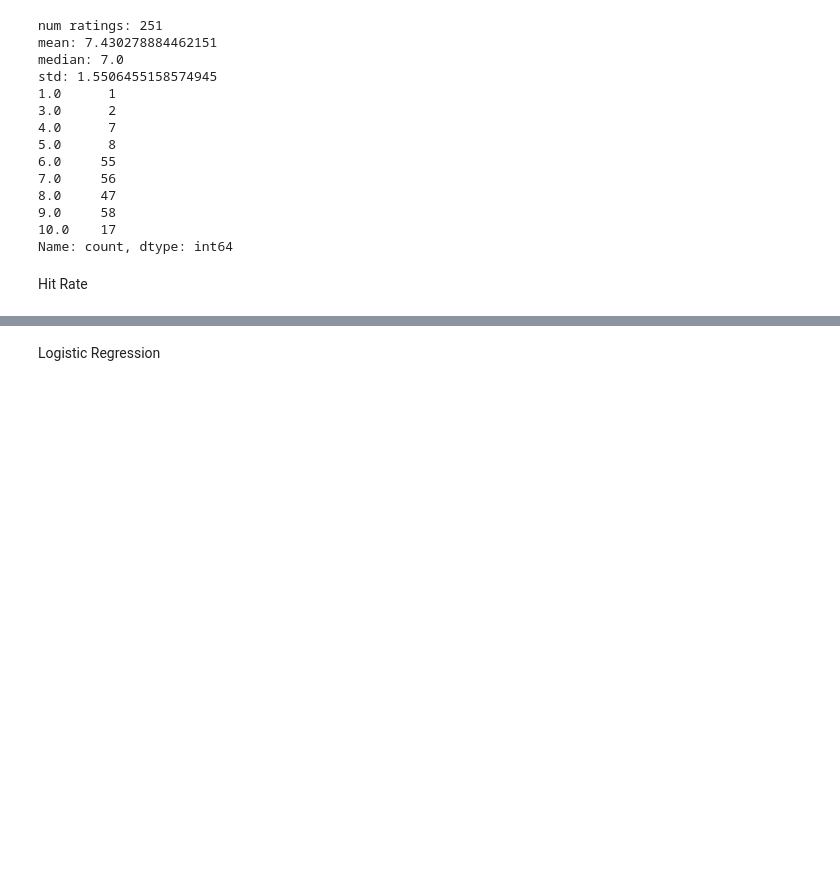
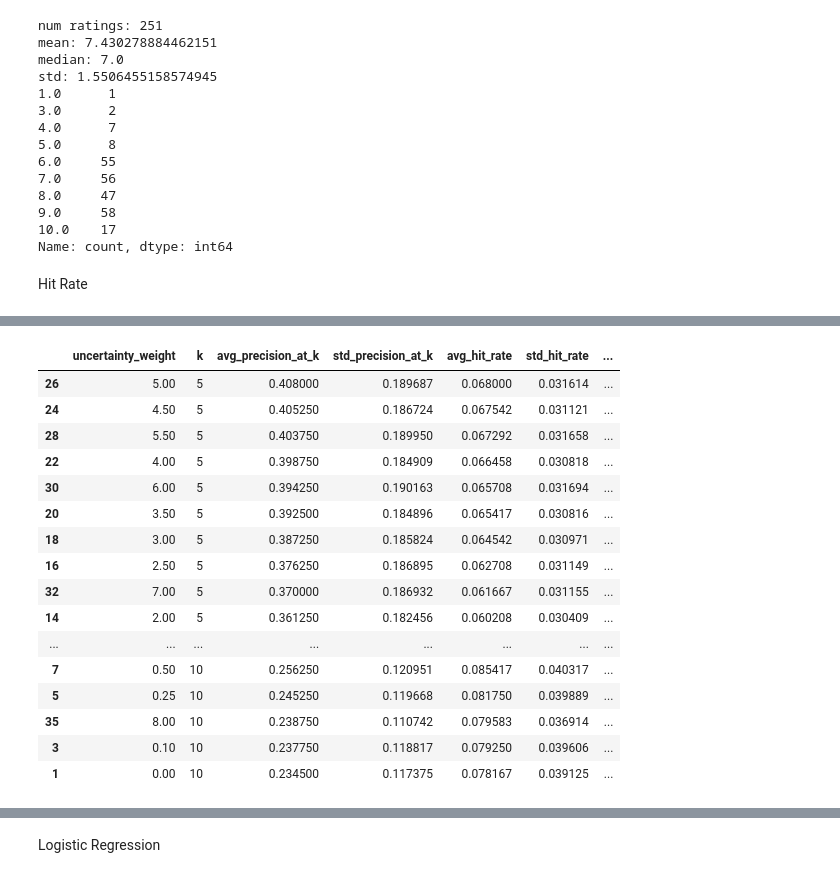
Before and after one commit to sidmetikala-dev/anirec_v2, a Jupyter notebook: experimentation.ipynb, the cells around one changed output, grey strips where cells are left out. Cells and saved outputs as stored; diff of their text form; code cells hidden in the pictures; blank space fills up the shorter version.

```diff
--- a/experimentation.ipynb
+++ b/experimentation.ipynb
@@ -203,0 +207,100 @@ Hidden liked anime: 30
+# %%
+weights_uncertainty = np.array([0, 0.1, 0.25, 0.5, 0.75, 1, 1.5, 2, 2.5, 3, 3.5, 4, 4.5, 5, 5.5, 6, 7, 8])
+n_runs = 800
+tuning_top_ks = [5, 10]
+
+tuning_rows = []
+
+for run in range(n_runs):
+    heldout_liked = liked_eval.sample(frac=heldout_fraction, random_state=None)
+    heldout_ids = set(heldout_liked["anime_id"])
+
+    train_eval = rated_eval[~rated_eval["anime_id"].isin(heldout_ids)]
+    train_ids = train_eval["anime_id"].tolist()
+
+    X_tune_train = anime_df_scaled.loc[train_ids].to_numpy()
+    y_tune_train = train_eval["score"].to_numpy(dtype=float)
+
+    candidate_ids_tune = [
+        anime_id
+        for anime_id in anime_df_scaled.index
+        if anime_id not in set(train_ids)
+    ]
+    X_tune_candidates = anime_df_scaled.loc[candidate_ids_tune].to_numpy()
+
+    tune_model = BayesianRidge()
+    tune_model.fit(X_tune_train, y_tune_train)
+
+    tune_pred, tune_std = tune_model.predict(X_tune_candidates, return_std=True)
+    tune_pred = np.clip(tune_pred, 1, 10)
+
+    tune_recommendations = pd.DataFrame({
+        "anime_id": candidate_ids_tune,
+        "is_hidden_like": pd.Series(candidate_ids_tune).isin(heldout_ids).to_numpy(),
+        "predicted_score": tune_pred,
+        "uncertainty": tune_std,
+    })
+
+    for weight in weights_uncertainty:
+        tune_recommendations["ranking_score"] = (
+            tune_recommendations["predicted_score"]
+            - weight * tune_recommendations["uncertainty"]
+        )
+        ranked = tune_recommendations.sort_values("ranking_score", ascending=False)
+
+        for k in tuning_top_ks:
+            top_k = ranked.head(k)
+            hits = int(top_k["is_hidden_like"].sum())
+            tuning_rows.append({
+                "run": run + 1,
+                "uncertainty_weight": weight,
+                "k": k,
+                "hits": hits,
+                "heldout_likes": len(heldout_ids),
+                "hit_rate": hits / len(heldout_ids),
+                "precision_at_k": hits / k,
+            })
+
+bayesian_tuning_results = pd.DataFrame(tuning_rows)
+
+bayesian_tuning_summary = (
+    bayesian_tuning_results
+    .groupby(["uncertainty_weight", "k"])
+    .agg(
+        avg_precision_at_k=("precision_at_k", "mean"),
+        std_precision_at_k=("precision_at_k", "std"),
+        avg_hit_rate=("hit_rate", "mean"),
+        std_hit_rate=("hit_rate", "std"),
+        avg_hits=("hits", "mean"),
+    )
+    .reset_index()
+    .sort_values(["k", "avg_precision_at_k"], ascending=[True, False])
+)
+
+display(bayesian_tuning_summary)
+
+best_uncertainty_weights = (
+    bayesian_tuning_summary
+    .sort_values(["k", "avg_precision_at_k", "avg_hit_rate"], ascending=[True, False, False])
+    .groupby("k")
+    .head(1)
+)
+best_uncertainty_weights
+# %% [output]
+|  | uncertainty_weight | k | avg_precision_at_k | std_precision_at_k | avg_hit_rate | std_hit_rate | ... |
+| 26 | 5.00 | 5 | 0.408000 | 0.189687 | 0.068000 | 0.031614 | ... |
+| 24 | 4.50 | 5 | 0.405250 | 0.186724 | 0.067542 | 0.031121 | ... |
+| 28 | 5.50 | 5 | 0.403750 | 0.189950 | 0.067292 | 0.031658 | ... |
+| 22 | 4.00 | 5 | 0.398750 | 0.184909 | 0.066458 | 0.030818 | ... |
+| 30 | 6.00 | 5 | 0.394250 | 0.190163 | 0.065708 | 0.031694 | ... |
+| 20 | 3.50 | 5 | 0.392500 | 0.184896 | 0.065417 | 0.030816 | ... |
+| 18 | 3.00 | 5 | 0.387250 | 0.185824 | 0.064542 | 0.030971 | ... |
+| 16 | 2.50 | 5 | 0.376250 | 0.186895 | 0.062708 | 0.031149 | ... |
+| 32 | 7.00 | 5 | 0.370000 | 0.186932 | 0.061667 | 0.031155 | ... |
+| 14 | 2.00 | 5 | 0.361250 | 0.182456 | 0.060208 | 0.030409 | ... |
+| ... | ... | ... | ... | ... | ... | ... | ... |
+| 7 | 0.50 | 10 | 0.256250 | 0.120951 | 0.085417 | 0.040317 | ... |
+| 5 | 0.25 | 10 | 0.245250 | 0.119668 | 0.081750 | 0.039889 | ... |
+| 35 | 8.00 | 10 | 0.238750 | 0.110742 | 0.079583 | 0.036914 | ... |
+| 3 | 0.10 | 10 | 0.237750 | 0.118817 | 0.079250 | 0.039606 | ... |
+| 1 | 0.00 | 10 | 0.234500 | 0.117375 | 0.078167 | 0.039125 | ... |
```
Also changed, not shown: parts of 10 cells of this notebook, 3 other files.
